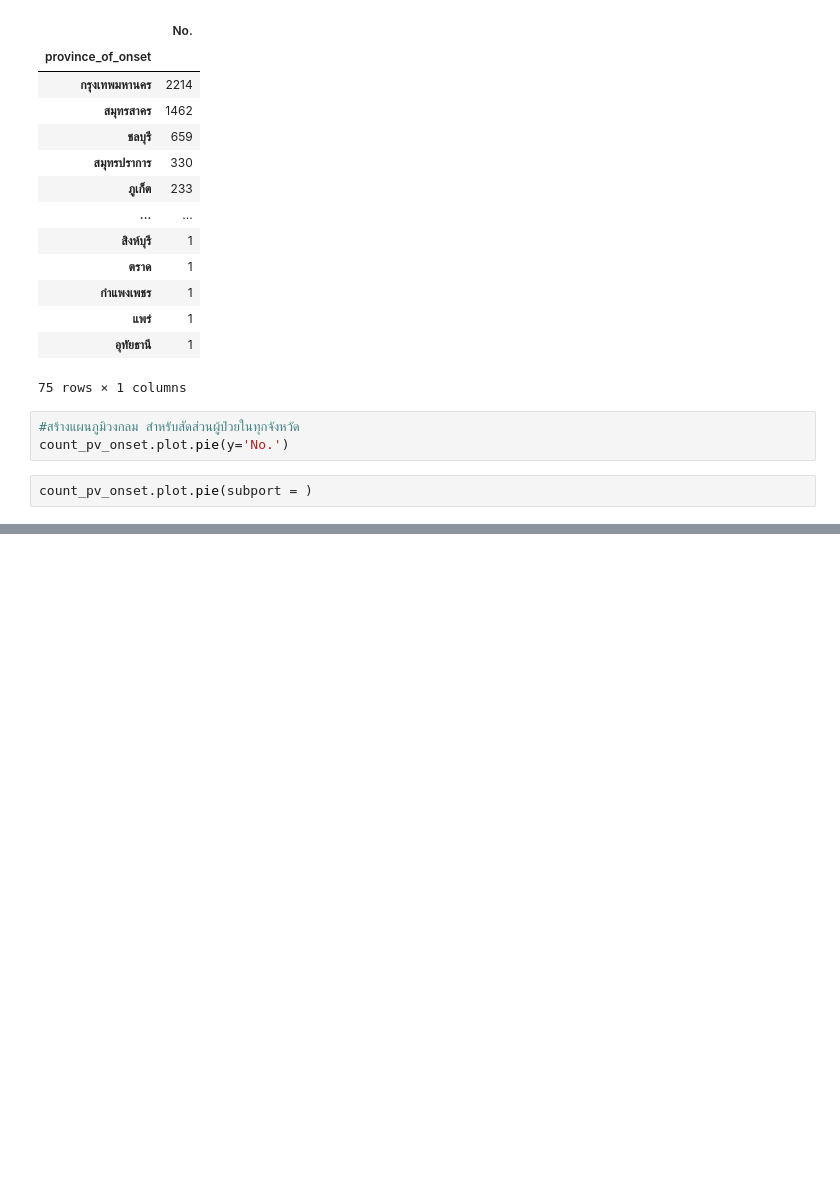
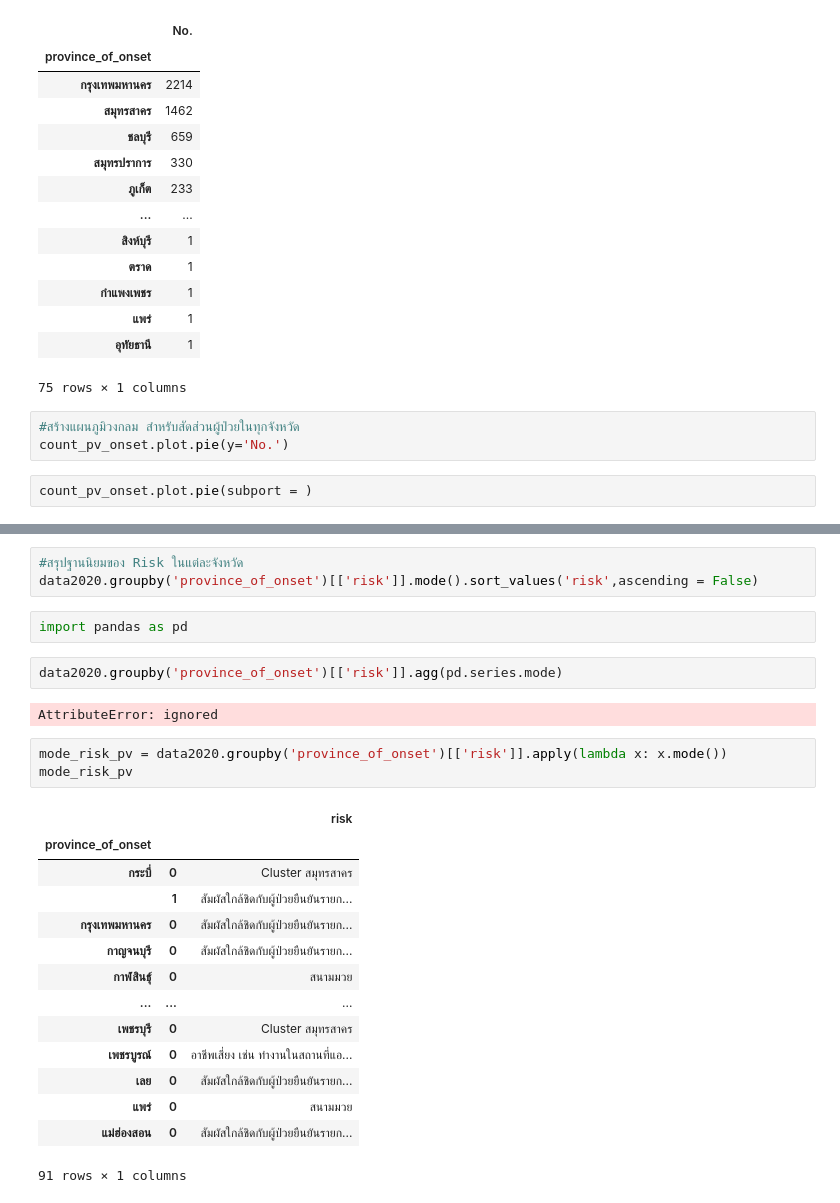
Before and after one commit to qmcnn/Data-Mining, a Jupyter notebook: Data_Preprocessing_(Chapter_3).ipynb, the cells around one changed output, grey strips where cells are left out. Drawn from its saved outputs; the diff is of its cells as text; blank space fills up the shorter version.

```diff
--- a/Data_Preprocessing_(Chapter_3).ipynb
+++ b/Data_Preprocessing_(Chapter_3).ipynb
@@ -2163,0 +2179,27 @@ data2020.groupby('province_of_onset')[['No.']].count().sort_values('No.',ascendi
+# %%
+#สรุปฐานนิยมของ Risk ในแต่ละจังหวัด
+data2020.groupby('province_of_onset')[['risk']].mode().sort_values('risk',ascending = False)
+# %%
+import pandas as pd
+# %%
+data2020.groupby('province_of_onset')[['risk']].agg(pd.series.mode)
+# %% [output]
+AttributeError: ignored
+# %%
+mode_risk_pv = data2020.groupby('province_of_onset')[['risk']].apply(lambda x: x.mode())
+mode_risk_pv
+# %% [output]
+|  |  | risk |
+| province_of_onset |  |  |
+| กระบี่ | 0 | Cluster สมุทรสาคร |
+|  | 1 | สัมผัสใกล้ชิดกับผู้ป่วยยืนยันรายก... |
+| กรุงเทพมหานคร | 0 | สัมผัสใกล้ชิดกับผู้ป่วยยืนยันรายก... |
+| กาญจนบุรี | 0 | สัมผัสใกล้ชิดกับผู้ป่วยยืนยันรายก... |
+| กาฬสินธุ์ | 0 | สนามมวย |
+| ... | ... | ... |
+| เพชรบุรี | 0 | Cluster สมุทรสาคร |
+| เพชรบูรณ์ | 0 | อาชีพเสี่ยง เช่น ทำงานในสถานที่แอ... |
+| เลย | 0 | สัมผัสใกล้ชิดกับผู้ป่วยยืนยันรายก... |
+| แพร่ | 0 | สนามมวย |
+| แม่ฮ่องสอน | 0 | สัมผัสใกล้ชิดกับผู้ป่วยยืนยันรายก... |
+91 rows × 1 columns
```
Also changed, not shown: parts of 5 cells of this notebook.
